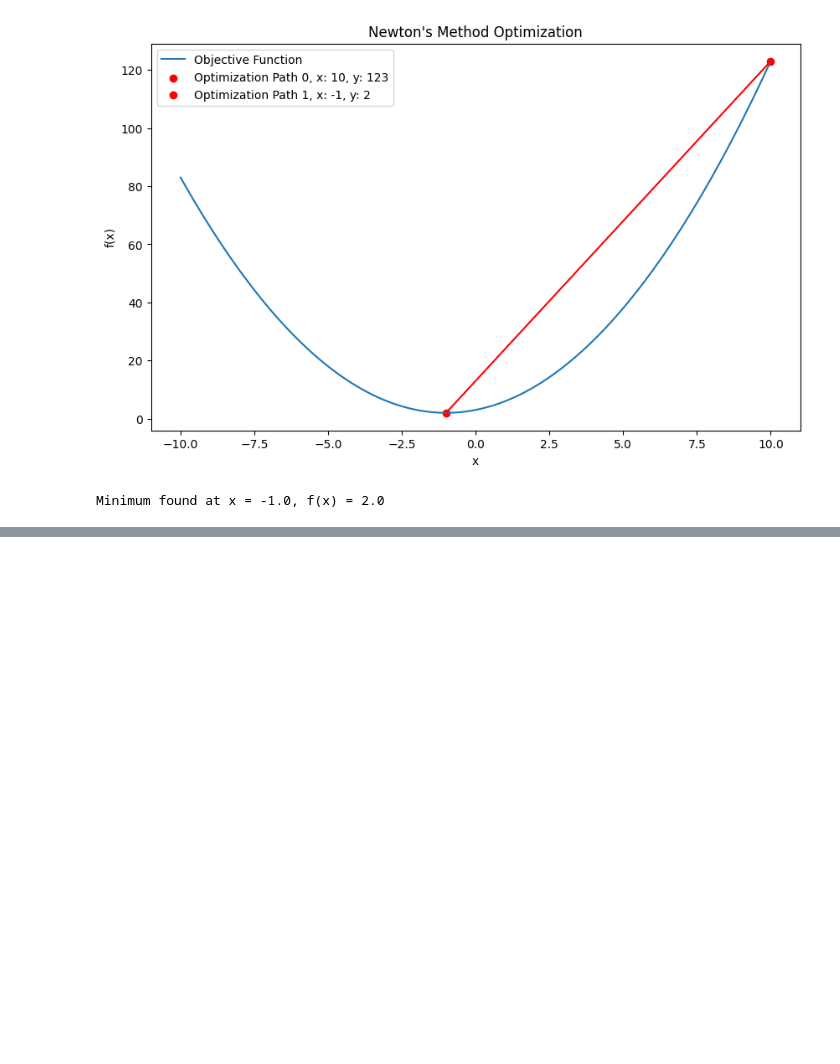
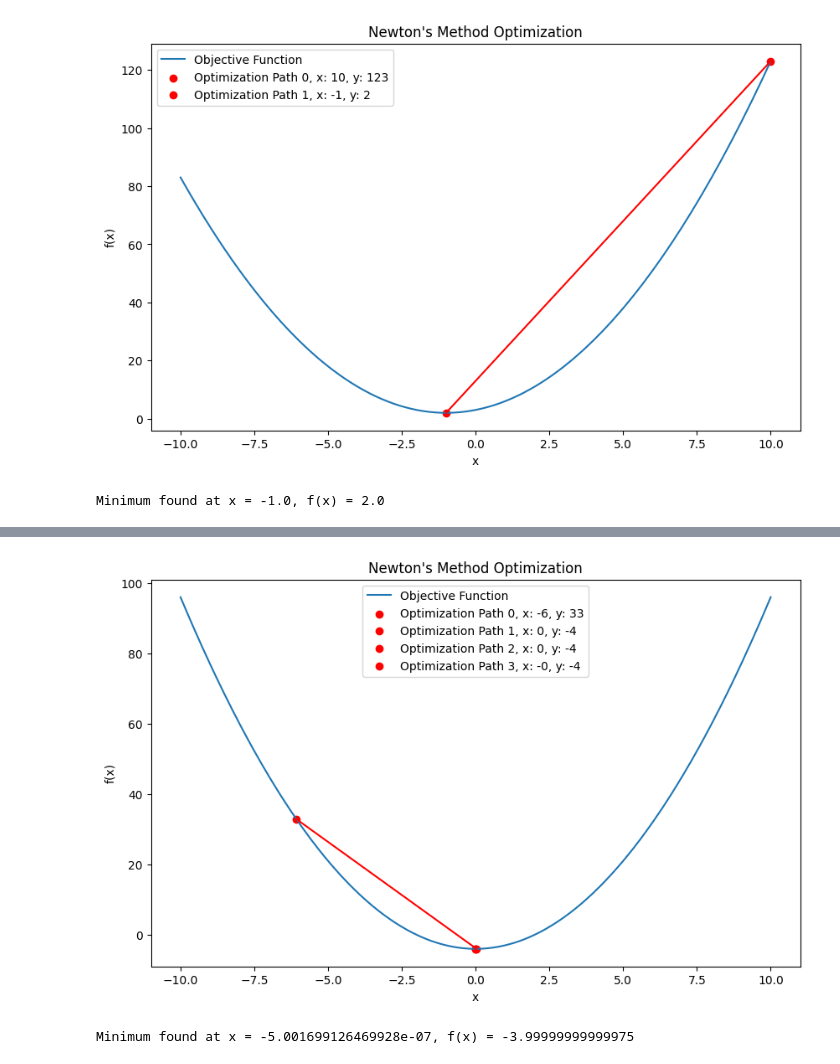
Before and after one commit to toliyang/AI_ML, a Jupyter notebook: ML foundation/8_optimization.ipynb, the cells around one changed output, grey strips where cells are left out. Saved outputs shown, nothing was run; the diff lists cells and outputs as text; code cells hidden in the pictures; blank space fills up the shorter version.

```diff
--- a/ML foundation/8_optimization.ipynb
+++ b/ML foundation/8_optimization.ipynb
@@ -400,0 +401,22 @@ Converged after 3 iterations.
+# %%
+# Generate data for the function plot
+x_vals = np.linspace(-10, 10, 400)
+y_vals = f(x_vals)
+
+plt.figure(figsize=(10, 6))
+plt.plot(x_vals, y_vals, label='Objective Function')
+for i,x in enumerate(path):
+    label_x = f'Optimization Path {i}, x: {x:.0f}, y: {f(x):.0f}'
+    plt.scatter(x, f(x), color='red', label=label_x)
+# plt.scatter(path, [f(x) for x in path], color='red', label='Optimization Path')
+plt.plot(path, [f(x) for x in path], color='red')
+plt.xlabel('x')
+plt.ylabel('f(x)')
+plt.title('Newton\'s Method Optimization')
+plt.legend()
+plt.show()
+
+print(f"Minimum found at x = {min_x}, f(x) = {f(min_x)}")
+# %% [output]
+[figure, added]
+Minimum found at x = -5.001699126469928e-07, f(x) = -3.99999999999975
```
Also changed, not shown: parts of 2 cells of this notebook.
